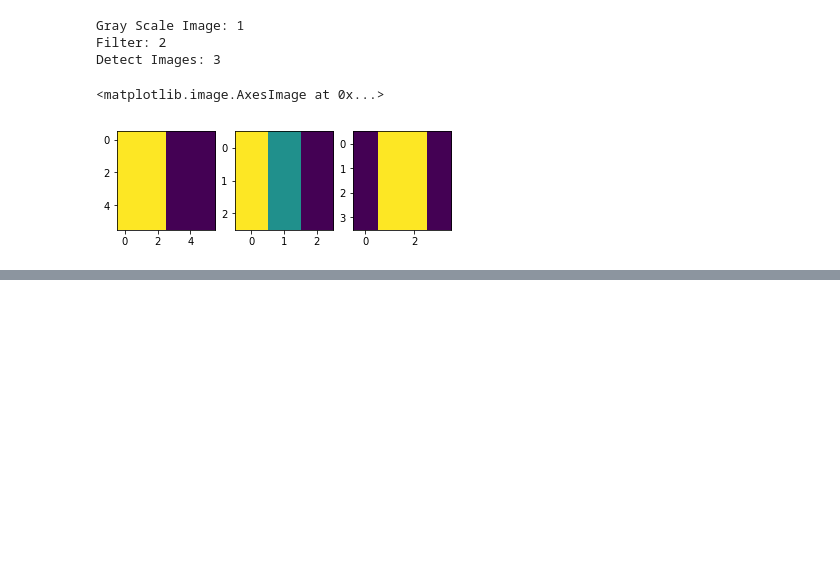
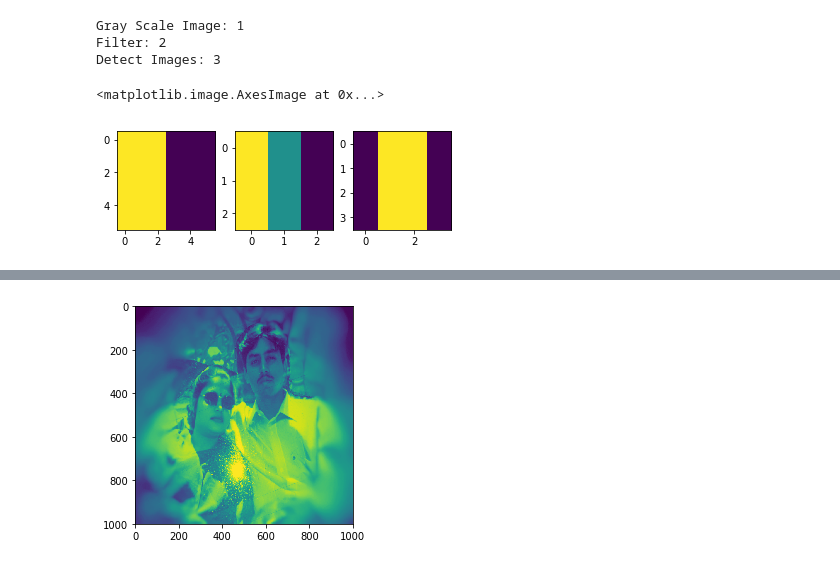
Before and after one commit to Mrd278/CNN-Practice, a Jupyter notebook: CNN_Prac.ipynb, the cells around one changed output, grey strips where cells are left out. Drawn from its saved outputs; the diff is of its cells as text; code cells hidden in the pictures; blank space fills up the shorter version.

```diff
--- a/CNN_Prac.ipynb
+++ b/CNN_Prac.ipynb
@@ -126,0 +153,15 @@ Detect Images: 3
+# %%
+from keras.preprocessing import image
+import cv2
+
+img = image.load_img("Family.jpg", target_size = (1000,1000,3))
+
+img = np.asarray(img)
+
+gray_img = cv2.cvtColor(img, cv2.COLOR_BGR2GRAY)
+
+plt.imshow(gray_img)
+
+Result_img = Result_matrix(gray_img,Filter)
+# %% [output]
+[figure, added]
```
Also changed, not shown: parts of 6 cells of this notebook.
